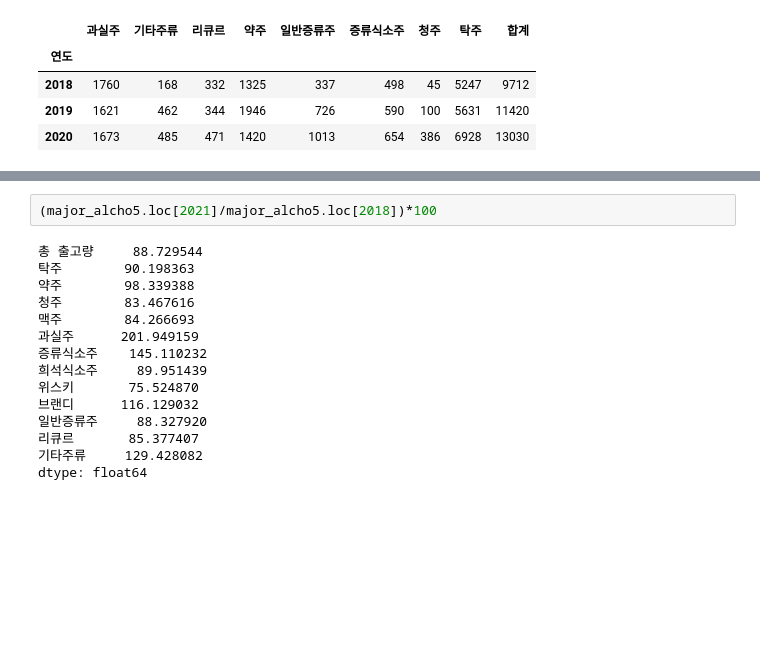
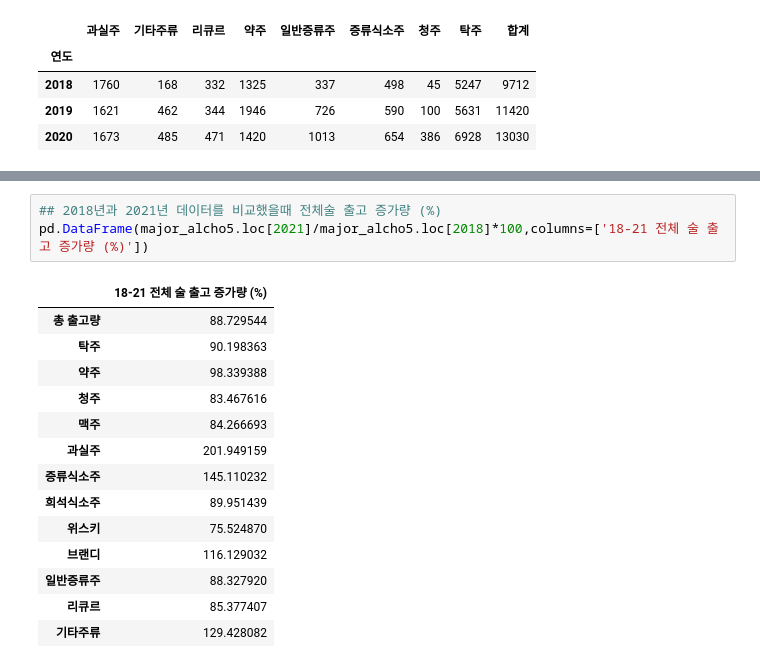
Before and after one commit to angelless00/KDT, a Jupyter notebook: 프로젝트/0718 맥주광고/2번코드_김아란 .ipynb, the cells around one changed output, grey strips where cells are left out. Cells and saved outputs as stored; diff of their text form; blank space fills up the shorter version.

```diff
--- a/프로젝트/0718 맥주광고/2번코드_김아란 .ipynb
+++ b/프로젝트/0718 맥주광고/2번코드_김아란 .ipynb
@@ -90,22 +102,23 @@ major_alcho5.corr(numeric_only=True)
 | 리큐르 | 0.833494 | 0.479159 | 0.877202 | 0.872127 | 0.846027 | -0.536393 | -0.433641 | 0.592826 | 0.944676 | -0.316424 | 0.802571 | ... |
 | 기타주류 | -0.969697 | -0.512213 | -0.478400 | -0.656960 | -0.981360 | 0.886627 | 0.853638 | -0.939418 | -0.787196 | 0.812925 | -0.943430 | ... |
 # %%
-(major_alcho5.loc[2021]/major_alcho5.loc[2018])*100
+## 2018년과 2021년 데이터를 비교했을때 전체술 출고 증가량 (%)
+pd.DataFrame(major_alcho5.loc[2021]/major_alcho5.loc[2018]*100,columns=['18-21 전체 술 출고 증가량 (%)'])
 # %% [output]
-총 출고량     88.729544
-탁주        90.198363
-약주        98.339388
-청주        83.467616
-맥주        84.266693
-과실주      201.949159
-증류식소주    145.110232
-희석식소주     89.951439
-위스키       75.524870
-브랜디      116.129032
-일반증류주     88.327920
-리큐르       85.377407
-기타주류     129.428082
-dtype: float64
+|  | 18-21 전체 술 출고 증가량 (%) |
+| 총 출고량 | 88.729544 |
+| 탁주 | 90.198363 |
+| 약주 | 98.339388 |
+| 청주 | 83.467616 |
+| 맥주 | 84.266693 |
+| 과실주 | 201.949159 |
+| 증류식소주 | 145.110232 |
+| 희석식소주 | 89.951439 |
+| 위스키 | 75.524870 |
+| 브랜디 | 116.129032 |
+| 일반증류주 | 88.327920 |
+| 리큐르 | 85.377407 |
+| 기타주류 | 129.428082 |
 # %% [markdown]
 2020년 전후의 데이터를 확인했을때
 맥주소비량이 줄어들면서 가장 크게 이득을 본곳 => 과실주, 증류식 소주
```
Also changed, not shown: parts of 9 cells of this notebook, 6 other files.
